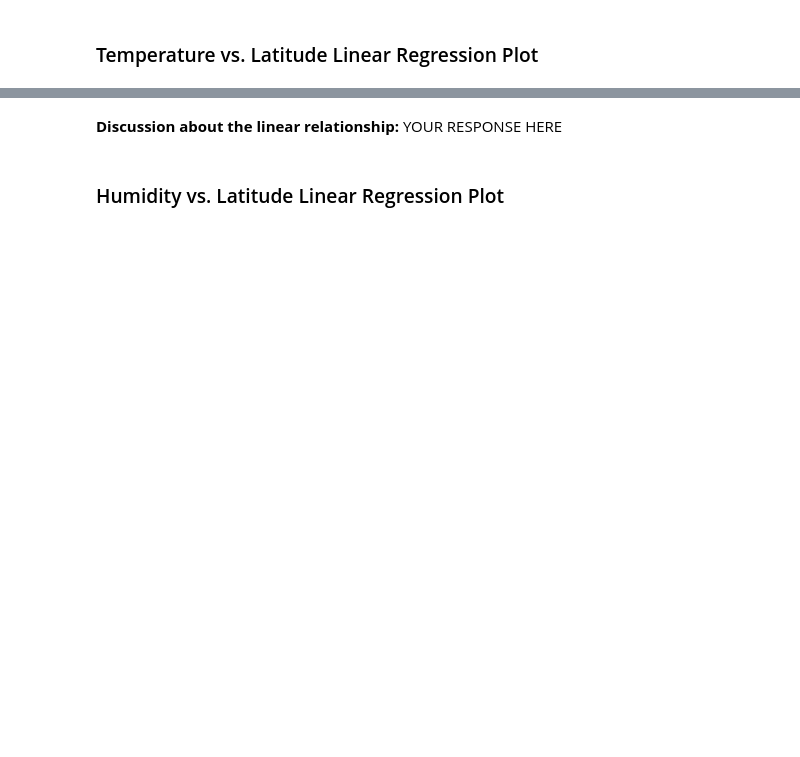
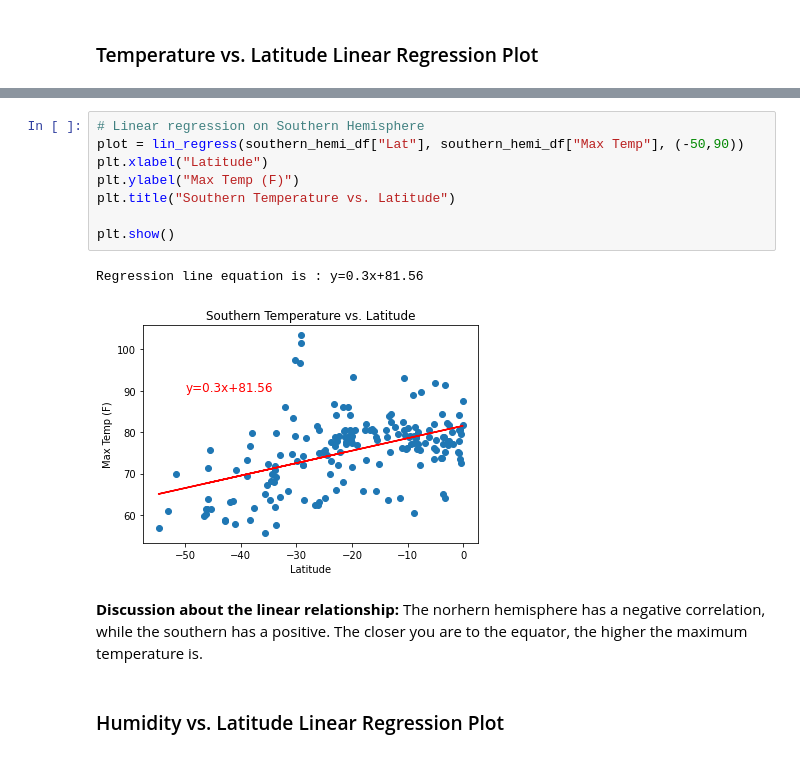
Before and after one commit to jthubert10/Module_6_APIs, a Jupyter notebook: starter_code/WeatherPy.ipynb, the cells around one changed output, grey strips where cells are left out. Saved outputs shown, nothing was run; the diff lists cells and outputs as text; blank space fills up the shorter version.

```diff
--- a/starter_code/WeatherPy.ipynb
+++ b/starter_code/WeatherPy.ipynb
@@ -334,4 +341,15 @@ The r-value is: 0.4121057168607245
-# %% [markdown]
-**Discussion about the linear relationship:** YOUR RESPONSE HERE
+# %%
+# Linear regression on Southern Hemisphere
+plot = lin_regress(southern_hemi_df["Lat"], southern_hemi_df["Max Temp"], (-50,90))
+plt.xlabel("Latitude")
+plt.ylabel("Max Temp (F)")
+plt.title("Southern Temperature vs. Latitude")
+
+plt.show()
+# %% [output]
+Regression line equation is : y=0.3x+81.56
+[figure, added]
+# %% [markdown]
+**Discussion about the linear relationship:** The norhern hemisphere has a negative correlation, while the southern has a positive. The closer you are to the equator, the higher the maximum temperature is.
 # %% [markdown]
 ### Humidity vs. Latitude Linear Regression Plot
```
Also changed, not shown: parts of 32 cells of this notebook, 6 other files.
